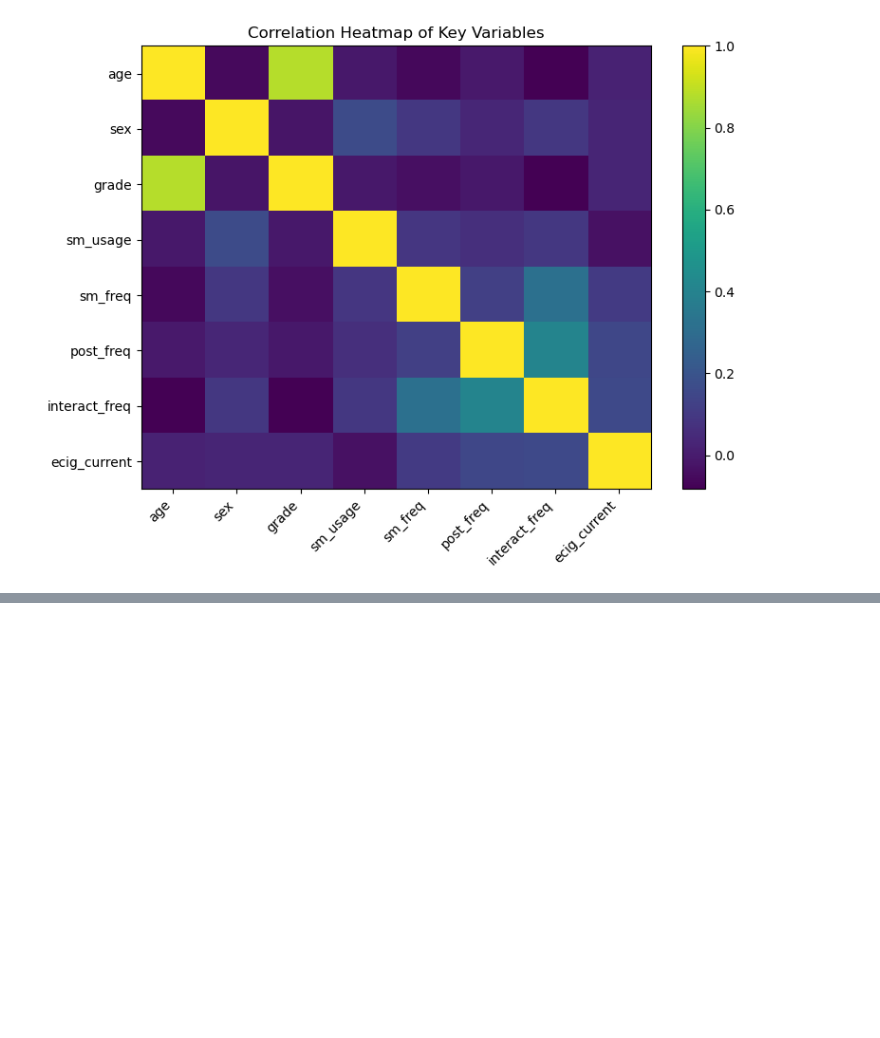
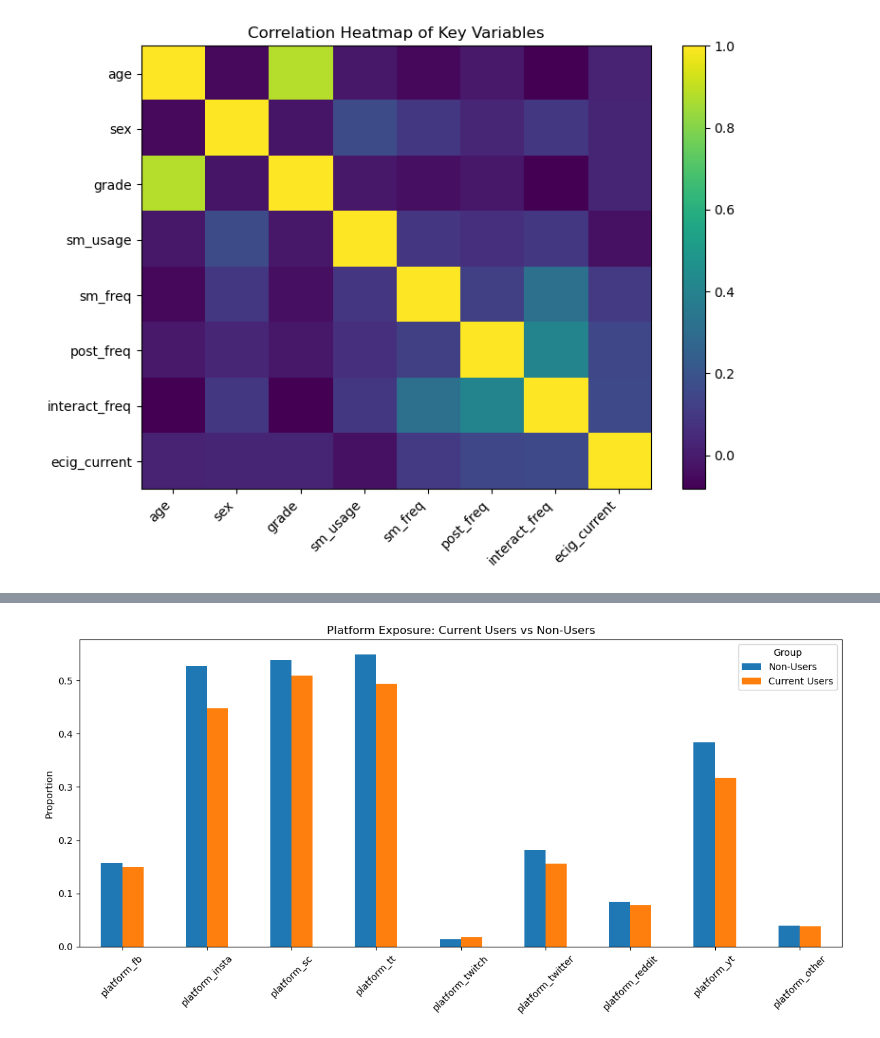
Before and after one commit to bberlinger13/ds4420-youth-vaping-analysis-project, a Jupyter notebook: python/EDA.ipynb, the cells around one changed output, grey strips where cells are left out. Saved outputs shown, nothing was run; the diff lists cells and outputs as text; code cells hidden in the pictures; blank space fills up the shorter version.

```diff
--- a/python/EDA.ipynb
+++ b/python/EDA.ipynb
@@ -303,0 +342,19 @@ ecig_current           0.156         1.000
+# %%
+platform_cols = [
+    "platform_fb", "platform_insta", "platform_sc", "platform_tt",
+    "platform_twitch", "platform_twitter", "platform_reddit",
+    "platform_yt", "platform_other"
+]
+
+platform_means = df.groupby("ecig_current")[platform_cols].mean()
+platform_means.index = ["Non-Users", "Current Users"]
+
+(platform_means.T).plot(kind="bar", figsize=(12,6))
+plt.title("Platform Exposure: Current Users vs Non-Users")
+plt.ylabel("Proportion")
+plt.xticks(rotation=45)
+plt.legend(title="Group")
+plt.tight_layout()
+plt.show()
+# %% [output]
+[figure, added]
```
Also changed, not shown: parts of 3 cells of this notebook, 2 other files.
